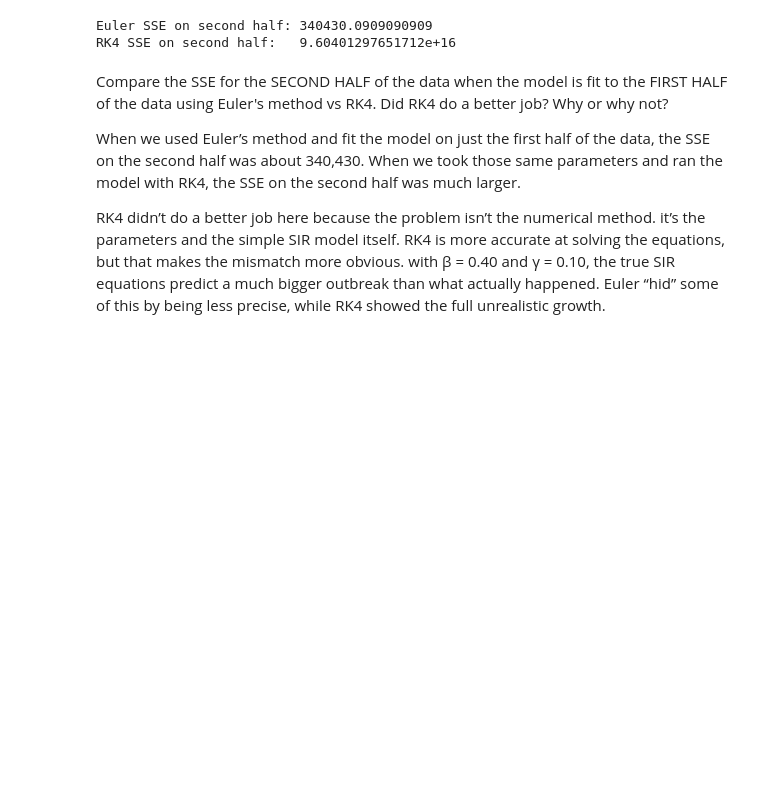
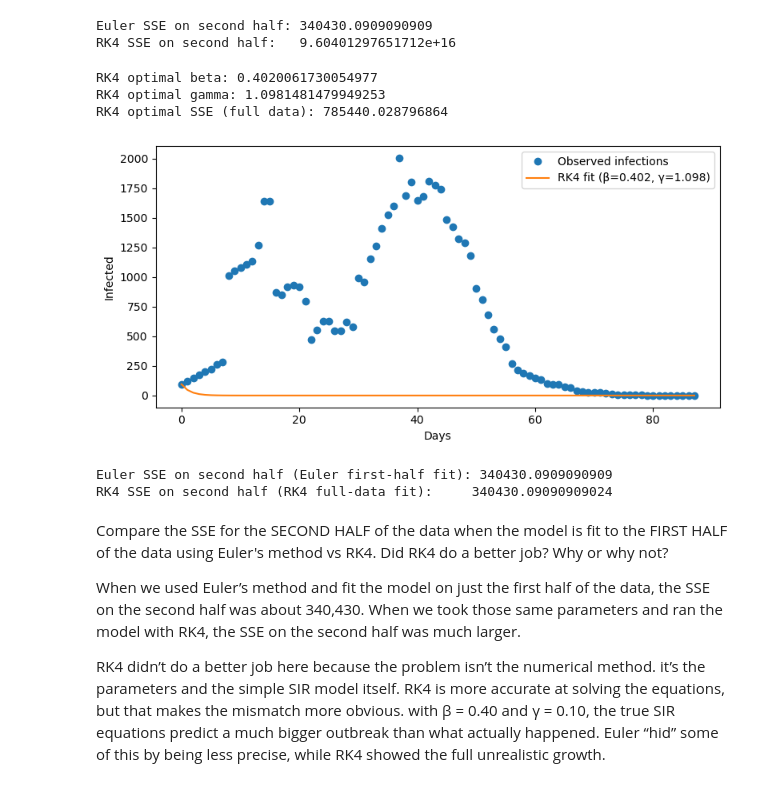
Before and after one commit to jamesohearn2023/Module-4-Comp-BME, a Jupyter notebook: Module 4 Template_v2.ipynb, the cells around one changed output. Cells and saved outputs as stored; diff of their text form; code cells hidden in the pictures; blank space fills up the shorter version.

Commit message:
Re-fit beta and gamma using RK4 (solve_ivp) and compare with Euler

```diff
--- a/Module 4 Template_v2.ipynb
+++ b/Module 4 Template_v2.ipynb
@@ -444,6 +442,70 @@ gamma_half = 0.1
 [figure]
 Euler SSE on second half: 340430.0909090909
 RK4 SSE on second half:   9.60401297651712e+16
+# %%
+# Re-fit beta and gamma using RK4 (solve_ivp) and compare with Euler
+
+from scipy.optimize import minimize  # safe even if already imported
+
+# SSE based on RK4 simulation over the FULL dataset
+def sse_rk4(params):
+    beta, gamma = params
+    S_model, I_model, R_model = rk4_sim(
+        beta, gamma,
+        S0_obs, I0_obs, R0_obs,
+        t_obs, N
+    )
+    return np.mean((I_model - I_obs)**2)
+
+# Use the Euler optimal params as a starting guess
+initial_guess_rk4 = [beta_opt, gamma_opt]
+bounds = [(0, None), (0, None)]
+
+result_rk4 = minimize(sse_rk4, initial_guess_rk4, bounds=bounds)
+beta_rk4_opt, gamma_rk4_opt = result_rk4.x
+sse_rk4_opt_full = result_rk4.fun
+
+print("RK4 optimal beta:", beta_rk4_opt)
+print("RK4 optimal gamma:", gamma_rk4_opt)
+print("RK4 optimal SSE (full data):", sse_rk4_opt_full)
+
+# Simulate SIR using the RK4-optimal parameters
+S_rk4_opt, I_rk4_opt, R_rk4_opt = rk4_sim(
+    beta_rk4_opt, gamma_rk4_opt,
+    S0_obs, I0_obs, R0_obs,
+    t_obs, N
+)
+
+# Plot observed infections vs RK4 best fit
+plt.figure(figsize=(8, 4))
+plt.plot(t_obs, I_obs, 'o', label="Observed infections")
+plt.plot(t_obs, I_rk4_opt, '-', label=f"RK4 fit (β={beta_rk4_opt:.3f}, γ={gamma_rk4_opt:.3f})")
+plt.xlabel("Days")
+plt.ylabel("Infected")
+plt.legend()
+plt.tight_layout()
+plt.show()
+
+# --- SSE comparison on the SECOND HALF of the data ---
+
+# Euler SSE on second half is already sse_second_half from earlier:
+# I_second = I_obs[mid:]
+# I_second_pred = I_half[mid:]
+# sse_second_half = np.mean((I_second_pred - I_second)**2)
+
+# RK4 SSE on second half using RK4-optimized parameters
+I_second_rk4_opt = I_rk4_opt[mid:]
+sse_rk4_second_half_opt = np.mean((I_second_rk4_opt - I_second)**2)
+
+print("Euler SSE on second half (Euler first-half fit):", sse_second_half)
+print("RK4 SSE on second half (RK4 full-data fit):    ", sse_rk4_second_half_opt)
+# %% [output]
+RK4 optimal beta: 0.4020061730054977
+RK4 optimal gamma: 1.0981481479949253
+RK4 optimal SSE (full data): 785440.028796864
+[figure, added]
+Euler SSE on second half (Euler first-half fit): 340430.0909090909
+RK4 SSE on second half (RK4 full-data fit):     340430.09090909024
 # %% [markdown]
 Compare the SSE for the SECOND HALF of the data when the model is fit to the FIRST HALF of the data using Euler's method vs RK4. Did RK4 do a better job?  Why or why not?
 
```
Also changed, not shown: parts of 2 cells of this notebook.
